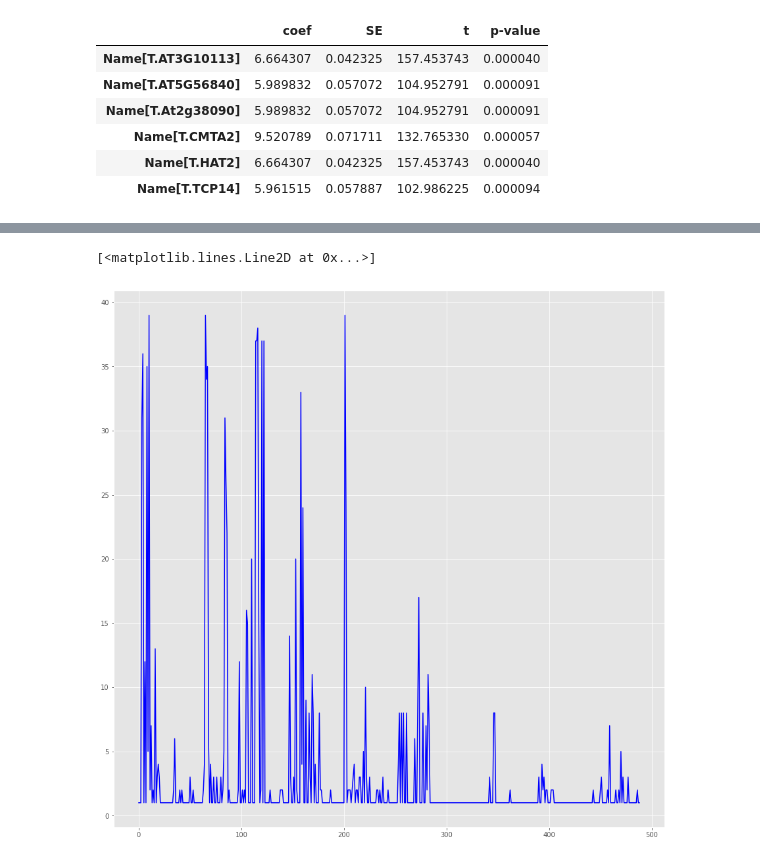
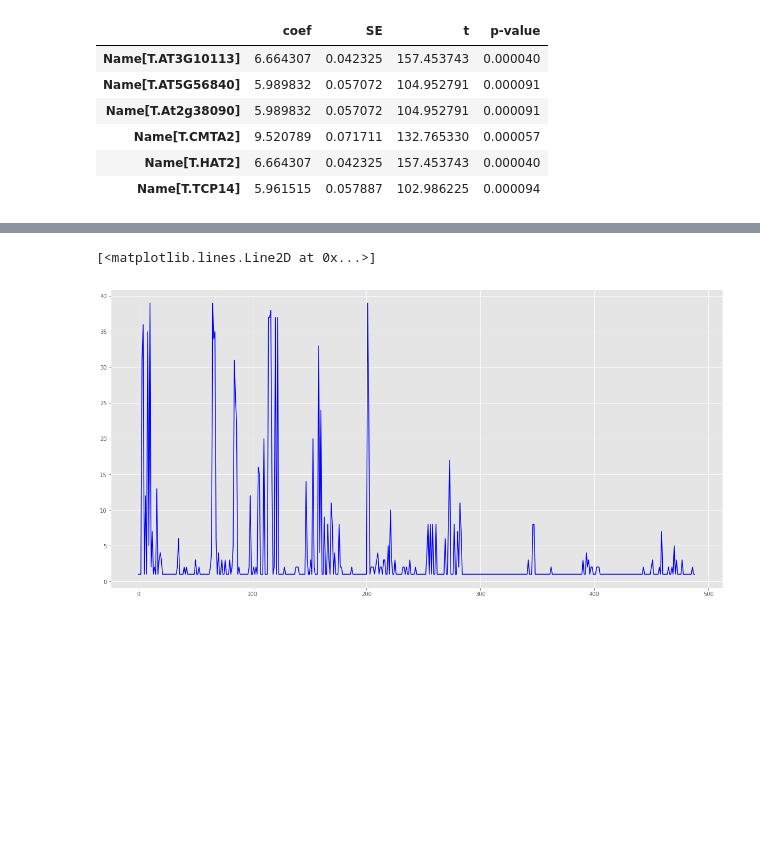
Before and after one commit to if1015-datascience-ufpe/2018-1-projeto-phytoprom, a Jupyter notebook: Processamento.ipynb, the cells around one changed output, grey strips where cells are left out. Saved outputs shown, nothing was run; the diff lists cells and outputs as text; code cells hidden in the pictures; blank space fills up the shorter version.

```diff
--- a/Processamento.ipynb
+++ b/Processamento.ipynb
@@ -217,8 +217,8 @@ plt.plot(df['Genome'])
 # %%
-plt.figure(figsize=(15,15))
+plt.figure(figsize=(20,10))
 plt.plot(df['Cluster'], color='blue',  label='Cluster')
 # %% [output]
 [<matplotlib.lines.Line2D at 0x...>]
-[figure, old version]
+[figure, new version]
 # %%
 plt.figure(figsize=(15,10))
```
Also changed, not shown: parts of 2 cells of this notebook.
